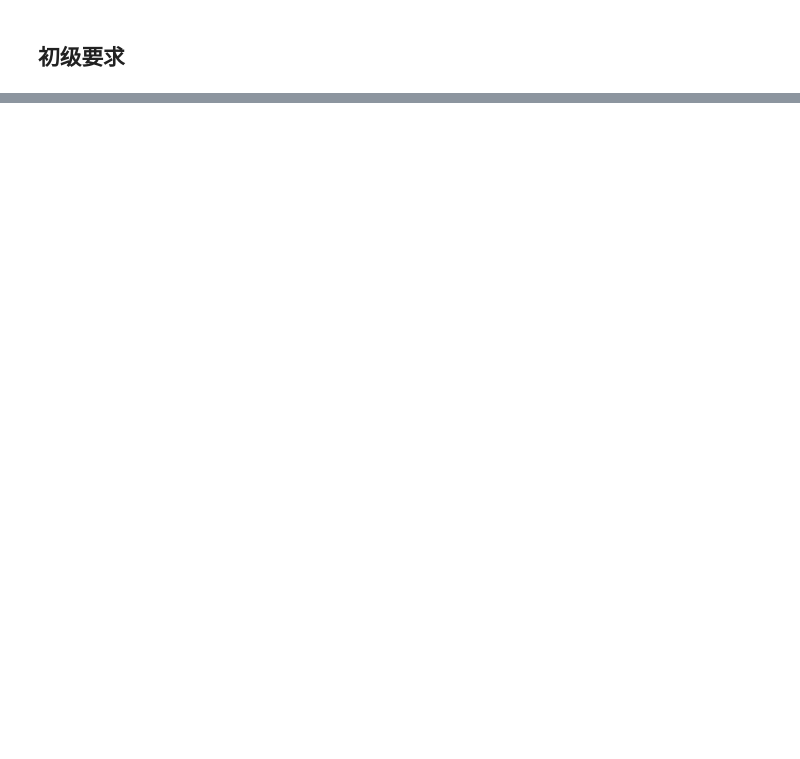
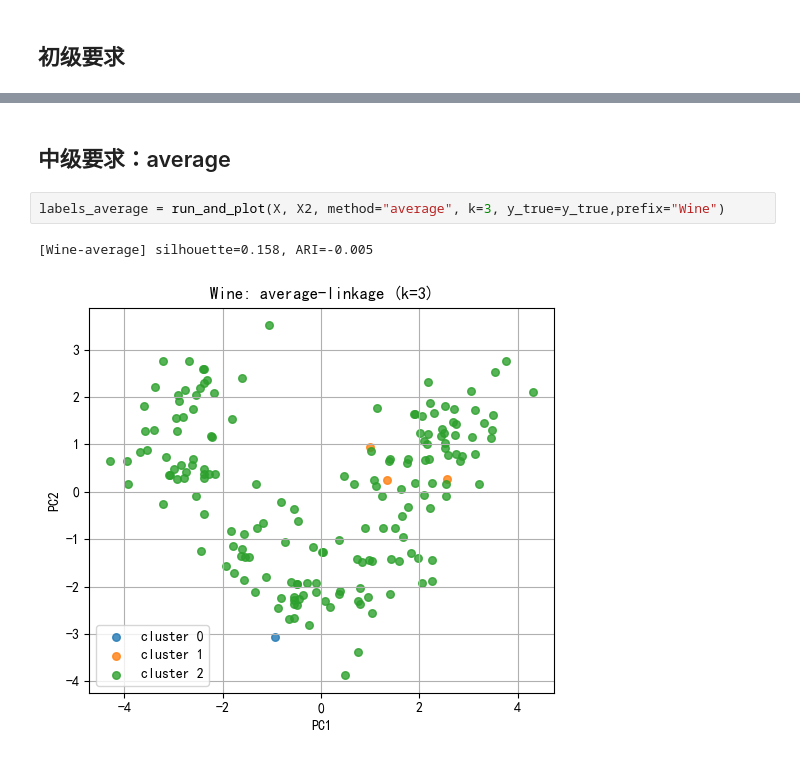
Before and after one commit to sjq0098/Machine_Learning, a Jupyter notebook: lab5/hierarchical_clustering.ipynb, the cells around one changed output, grey strips where cells are left out. Saved outputs shown, nothing was run; the diff lists cells and outputs as text; blank space fills up the shorter version.

```diff
--- a/lab5/hierarchical_clustering.ipynb
+++ b/lab5/hierarchical_clustering.ipynb
@@ -152,0 +118,7 @@ print(f"[sklearn {linkage_method}] 时间: {time_sklearn*1000:.2f} ms, Silhouett
+# %% [markdown]
+## 中级要求：average
+# %%
+labels_average = run_and_plot(X, X2, method="average", k=3, y_true=y_true,prefix="Wine")
+# %% [output]
+[Wine-average] silhouette=0.158, ARI=-0.005
+[figure, added]
```
Also changed, not shown: parts of 18 cells of this notebook, 1 other file.
